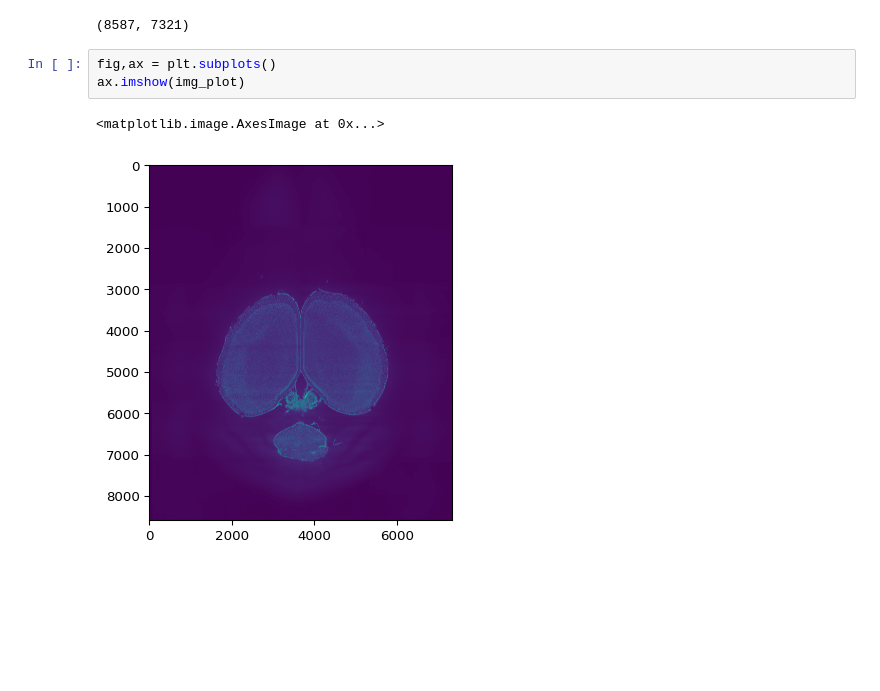
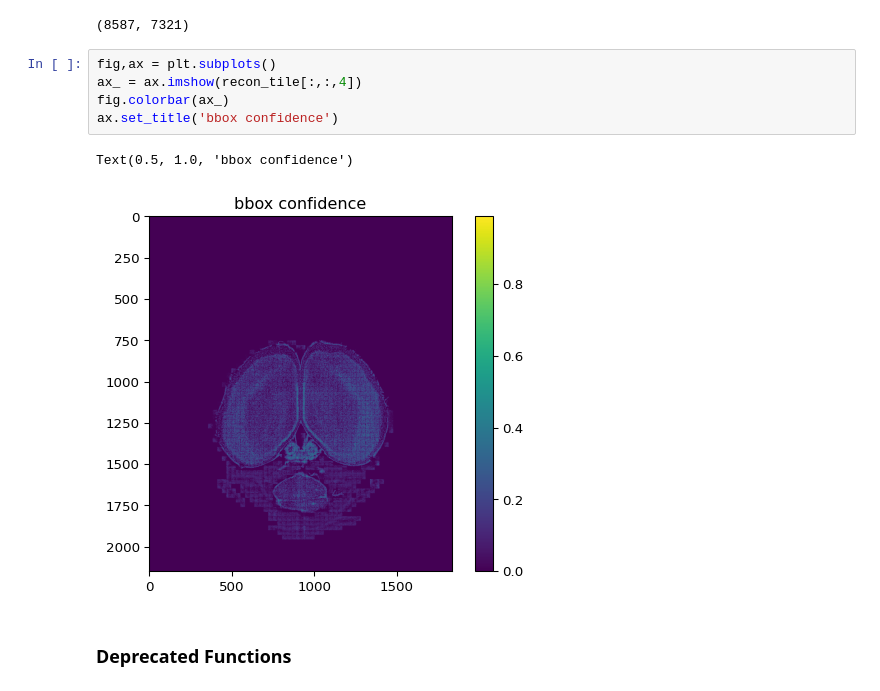
Before and after one commit to twardlab/yolo_model, a Jupyter notebook: docs/notebooks/yolo_pipeline.ipynb, the cells around one changed output. Saved outputs shown, nothing was run; the diff lists cells and outputs as text; blank space fills up the shorter version.

```diff
--- a/docs/notebooks/yolo_pipeline.ipynb
+++ b/docs/notebooks/yolo_pipeline.ipynb
@@ -569,7 +643,11 @@ img_plot.shape
 (8587, 7321)
 # %%
 fig,ax = plt.subplots()
-ax.imshow(img_plot)
+ax_ = ax.imshow(recon_tile[:,:,4])
+fig.colorbar(ax_)
+ax.set_title('bbox confidence')
 # %% [output]
-<matplotlib.image.AxesImage at 0x...>
+Text(0.5, 1.0, 'bbox confidence')
-[figure, old version]
+[figure, new version]
+# %% [markdown]
+### Deprecated Functions
```
Also changed, not shown: parts of 8 cells of this notebook, 2 other files.
